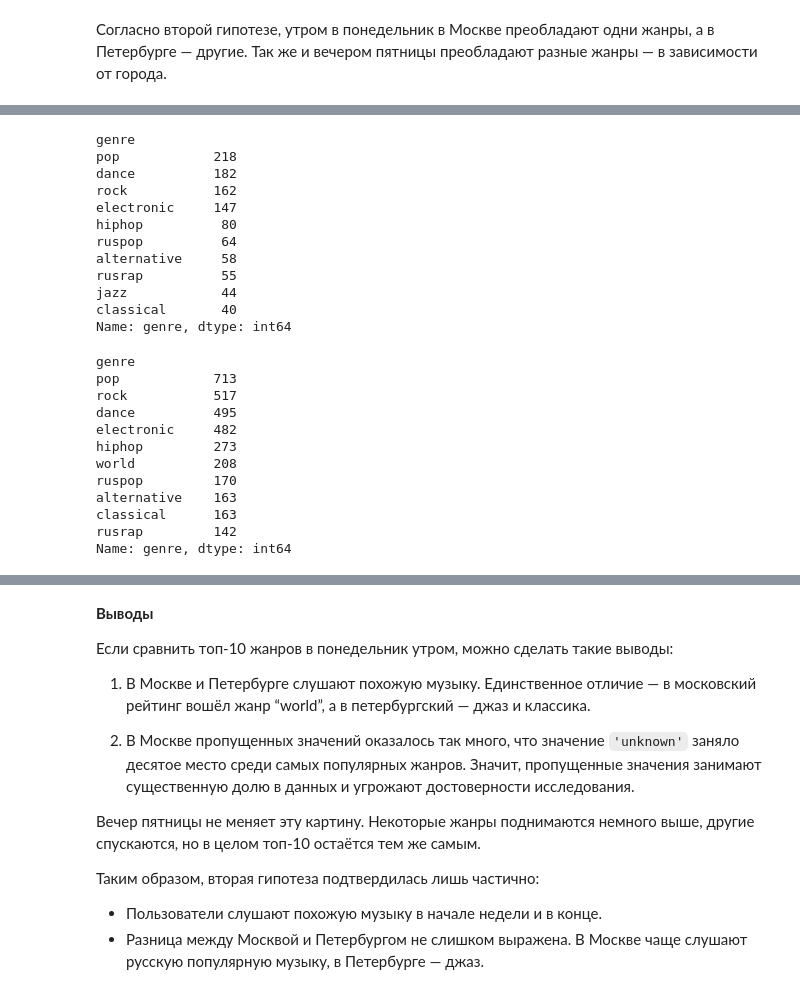
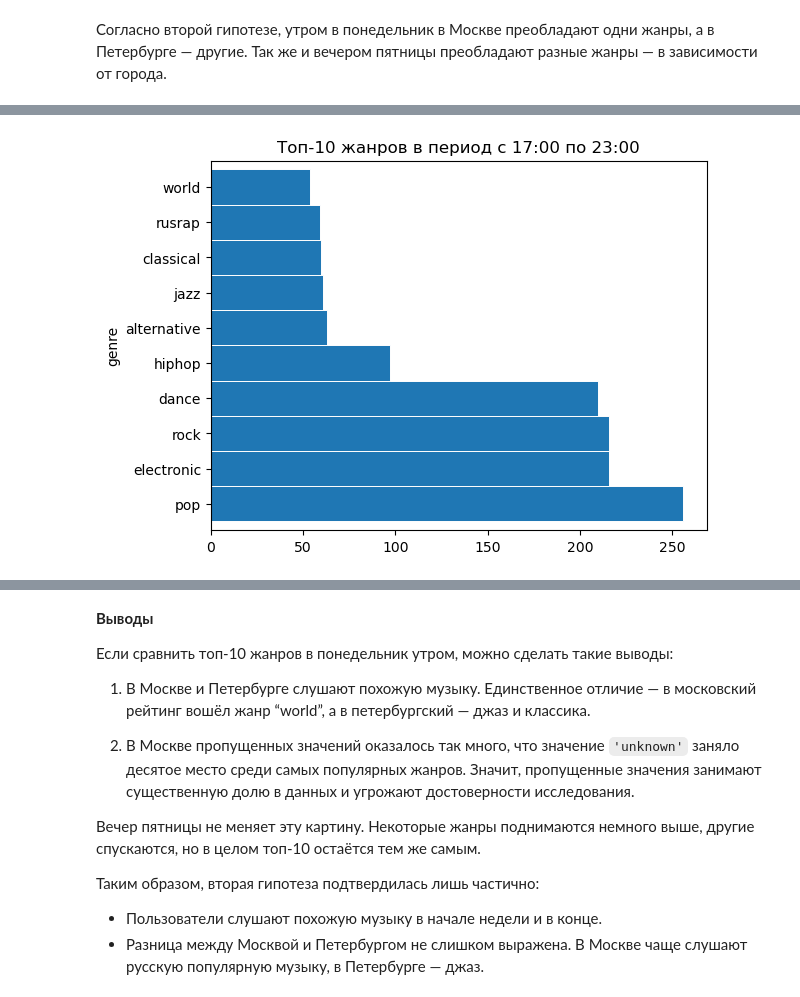
Before and after one commit to Vasart-ds/ya_music_ru, a Jupyter notebook: ya_music.ipynb, the cells around one changed output, grey strips where cells are left out. Drawn from its saved outputs; the diff is of its cells as text; code cells hidden in the pictures.

```diff
--- a/ya_music.ipynb
+++ b/ya_music.ipynb
@@ -351,30 +299,4 @@ Name: genre, dtype: int64
 # %%
-genre_weekday(spb_general, 'Monday', '07:00', '11:00')# вызов функции для утра понедельника в Петербурге (вместо df — таблица spb_general)
+genre_weekday(spb_general, 'Friday', '17:00', '23:00', 10); # вызов функции для вечера пятницы в Петербурге
 # %% [output]
-genre
-pop            218
-dance          182
-rock           162
-electronic     147
-hiphop          80
-ruspop          64
-alternative     58
-rusrap          55
-jazz            44
-classical       40
-Name: genre, dtype: int64
+[figure, added]
-# %%
-genre_weekday(moscow_general, 'Friday', '17:00', '23:00')# вызов функции для вечера пятницы в Москве
-# %% [output]
-genre
-pop            713
-rock           517
-dance          495
-electronic     482
-hiphop         273
-world          208
-ruspop         170
-alternative    163
-classical      163
-rusrap         142
-Name: genre, dtype: int64
```
Also changed, not shown: parts of 28 cells of this notebook.
